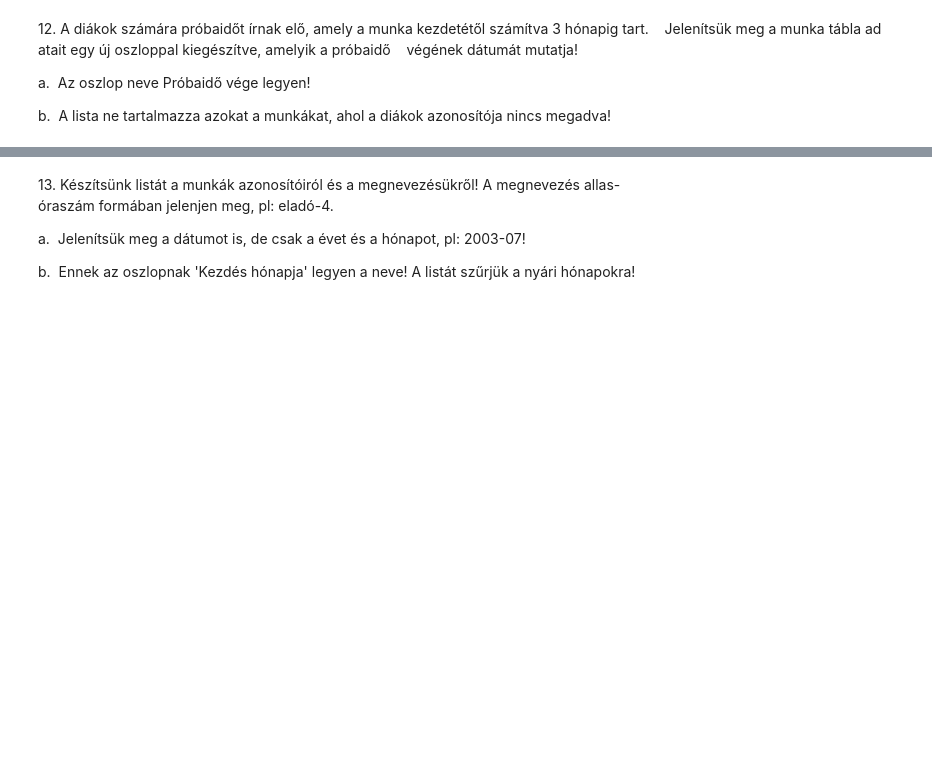
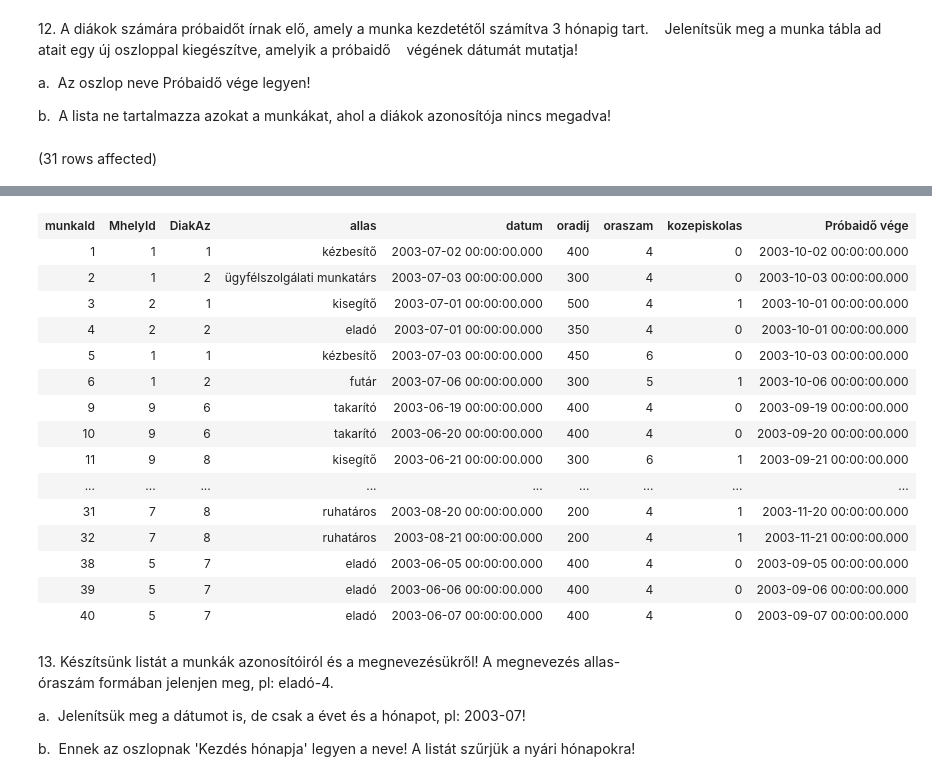
Before and after one commit to pkmate/Adatbazis, a Jupyter notebook: gyakorlat01_feladatok.ipynb, the cells around one changed output, grey strips where cells are left out. Drawn from its saved outputs; the diff is of its cells as text; code cells hidden in the pictures; blank space fills up the shorter version.

```diff
--- a/gyakorlat01_feladatok.ipynb
+++ b/gyakorlat01_feladatok.ipynb
@@ -206,3 +261,9 @@ b.  Az emelt óradíj összegét kerekítsük egészre! (Az esetlegesen
 a.  Az oszlop neve Próbaidő vége legyen!
 
 b.  A lista ne tartalmazza azokat a munkákat, ahol a diákok azonosítója nincs megadva!
+# %%
+SELECT *, DATEADD(MONTH, 3, datum) AS 'Próbaidő vége'
+FROM munka
+WHERE DiakAz IS NOT NULL
+# %% [output]
+(31 rows affected)
@@ -209,3 +271,19 @@ b.  A lista ne tartalmazza azokat a munkákat, ahol a diákok azonos
+| munkaId | MhelyId | DiakAz | allas | datum | oradij | oraszam | kozepiskolas | Próbaidő vége |
+| 1 | 1 | 1 | kézbesítő | 2003-07-02 00:00:00.000 | 400 | 4 | 0 | 2003-10-02 00:00:00.000 |
+| 2 | 1 | 2 | ügyfélszolgálati munkatárs | 2003-07-03 00:00:00.000 | 300 | 4 | 0 | 2003-10-03 00:00:00.000 |
+| 3 | 2 | 1 | kisegítő | 2003-07-01 00:00:00.000 | 500 | 4 | 1 | 2003-10-01 00:00:00.000 |
+| 4 | 2 | 2 | eladó | 2003-07-01 00:00:00.000 | 350 | 4 | 0 | 2003-10-01 00:00:00.000 |
+| 5 | 1 | 1 | kézbesítő | 2003-07-03 00:00:00.000 | 450 | 6 | 0 | 2003-10-03 00:00:00.000 |
+| 6 | 1 | 2 | futár | 2003-07-06 00:00:00.000 | 300 | 5 | 1 | 2003-10-06 00:00:00.000 |
+| 9 | 9 | 6 | takarító | 2003-06-19 00:00:00.000 | 400 | 4 | 0 | 2003-09-19 00:00:00.000 |
+| 10 | 9 | 6 | takarító | 2003-06-20 00:00:00.000 | 400 | 4 | 0 | 2003-09-20 00:00:00.000 |
+| 11 | 9 | 8 | kisegítő | 2003-06-21 00:00:00.000 | 300 | 6 | 1 | 2003-09-21 00:00:00.000 |
+| ... | ... | ... | ... | ... | ... | ... | ... | ... |
+| 31 | 7 | 8 | ruhatáros | 2003-08-20 00:00:00.000 | 200 | 4 | 1 | 2003-11-20 00:00:00.000 |
+| 32 | 7 | 8 | ruhatáros | 2003-08-21 00:00:00.000 | 200 | 4 | 1 | 2003-11-21 00:00:00.000 |
+| 38 | 5 | 7 | eladó | 2003-06-05 00:00:00.000 | 400 | 4 | 0 | 2003-09-05 00:00:00.000 |
+| 39 | 5 | 7 | eladó | 2003-06-06 00:00:00.000 | 400 | 4 | 0 | 2003-09-06 00:00:00.000 |
+| 40 | 5 | 7 | eladó | 2003-06-07 00:00:00.000 | 400 | 4 | 0 | 2003-09-07 00:00:00.000 |
 # %% [markdown]
 13. Készítsünk listát a munkák azonosítóiról és a megnevezésükről! A megnevezés allas-óraszám formában jelenjen meg, pl: eladó-4.
 
```
Also changed, not shown: parts of 10 cells of this notebook.
